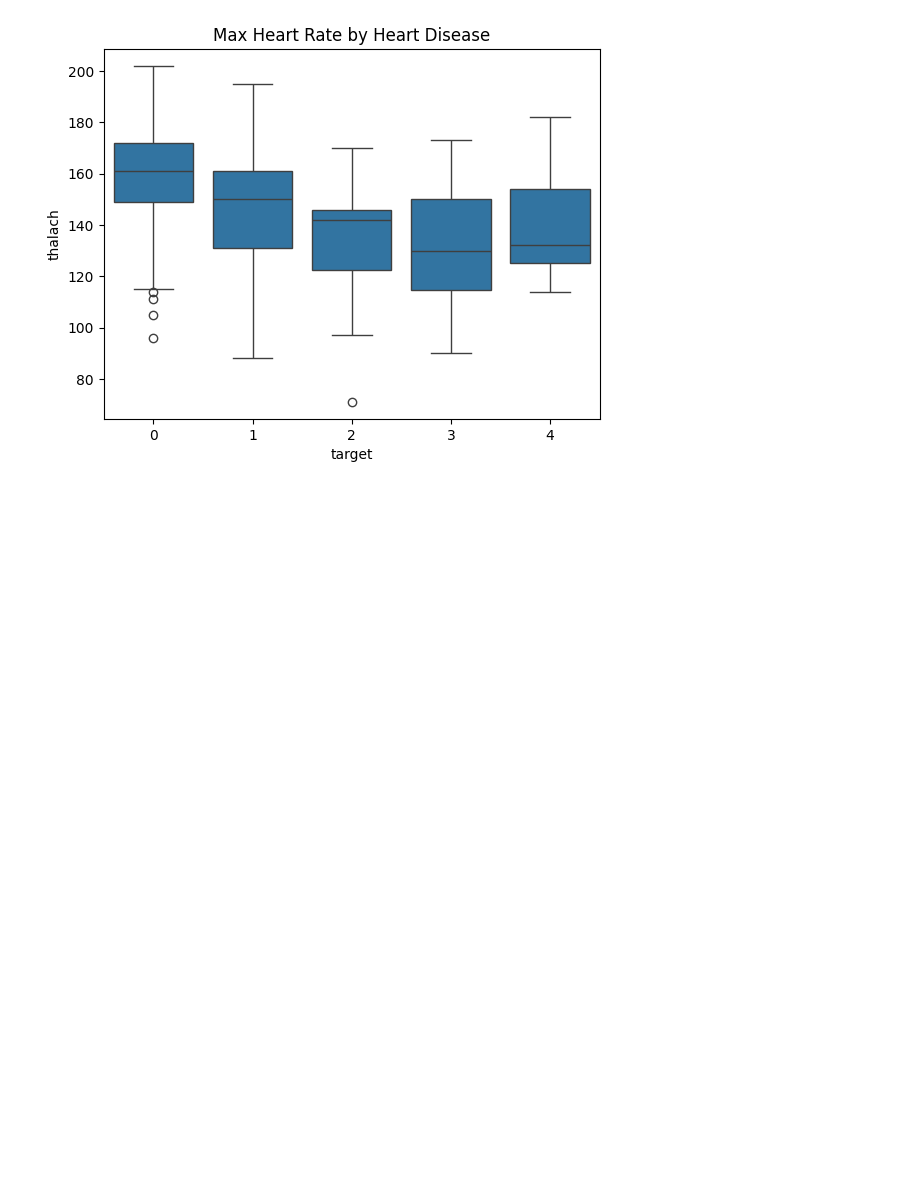
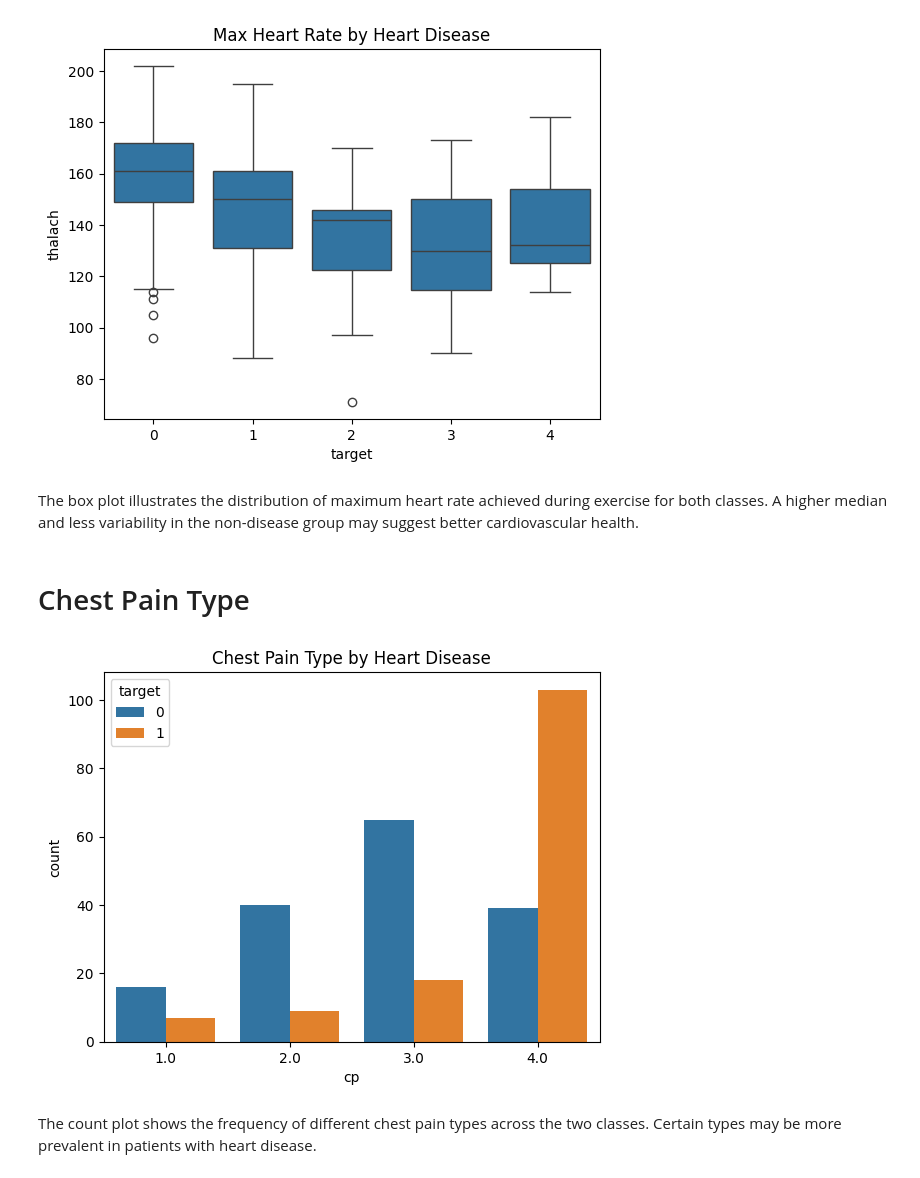
Before and after one commit to NOTGOD6000/Exploratory-Data-Analysis-on-Heart-Disease-Dataset, a Jupyter notebook: Exploratory Data Analysis on Heart Disease Dataset.ipynb, the cells around one changed output. Cells and saved outputs as stored; diff of their text form; code cells hidden in the pictures; blank space fills up the shorter version.

```diff
--- a/Exploratory Data Analysis on Heart Disease Dataset.ipynb
+++ b/Exploratory Data Analysis on Heart Disease Dataset.ipynb
@@ -211,3 +278,15 @@ plt.title("Max Heart Rate by Heart Disease")
 plt.show()
 # %% [output]
 [figure]
+# %% [markdown]
+The box plot illustrates the distribution of maximum heart rate achieved during exercise for both classes. A higher median and less variability in the non-disease group may suggest better cardiovascular health.
+# %% [markdown]
+# Chest Pain Type
+# %%
+sns.countplot(x="cp", hue="target", data=df)
+plt.title("Chest Pain Type by Heart Disease")
+plt.show()
+# %% [output]
+[figure, added]
+# %% [markdown]
+The count plot shows the frequency of different chest pain types across the two classes. Certain types may be more prevalent in patients with heart disease.
```
Also changed, not shown: parts of 24 cells of this notebook.
